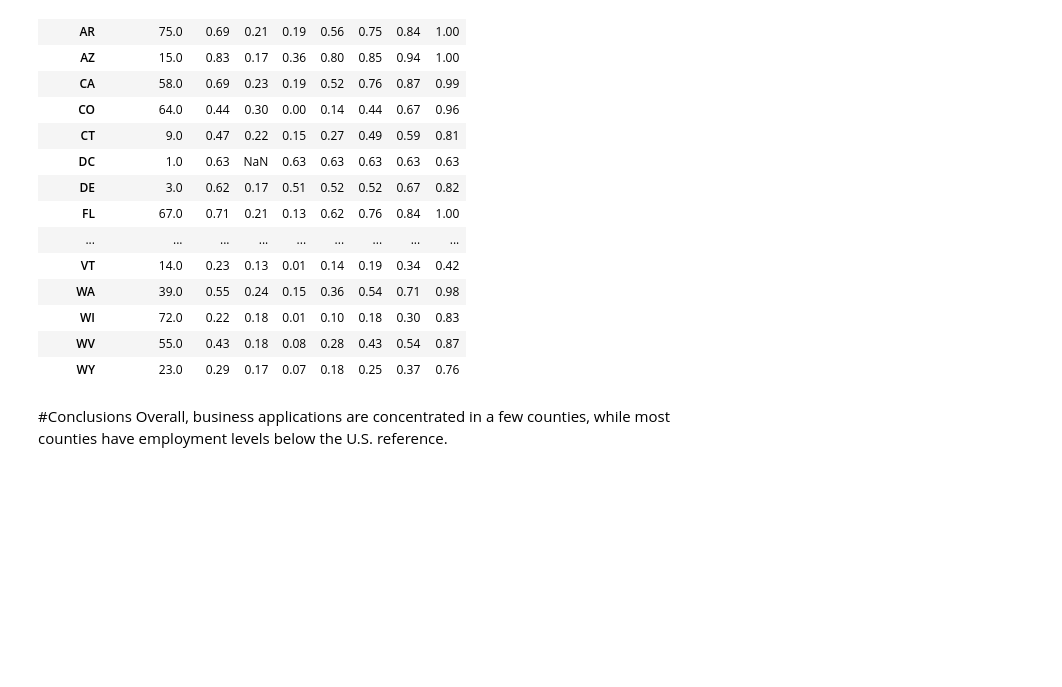
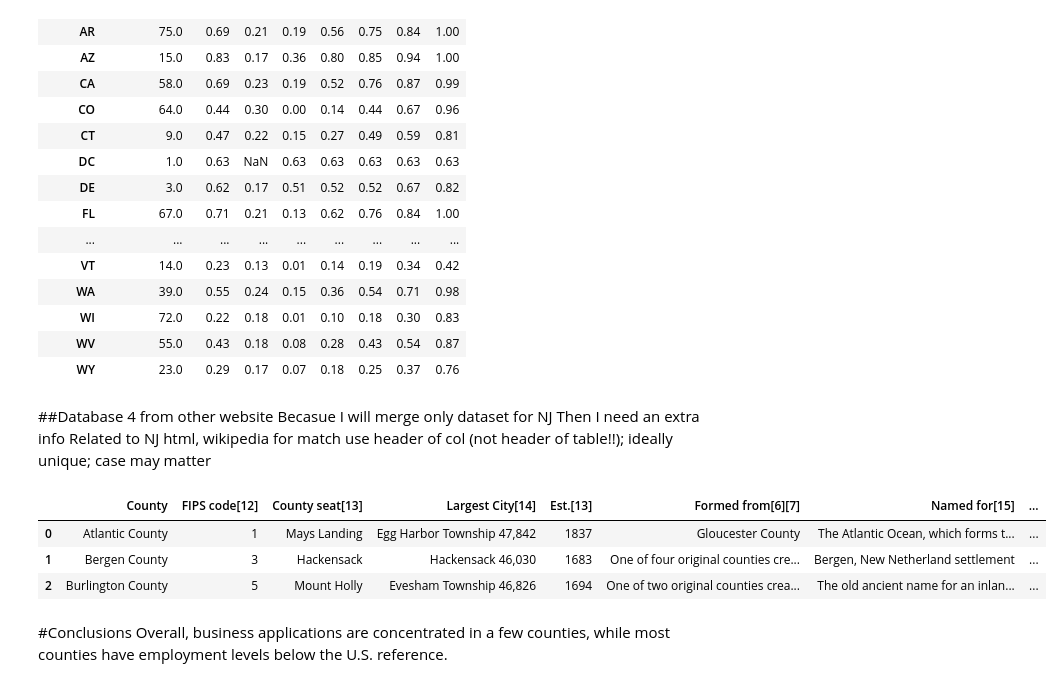
Before and after one commit to shirleyrutgers/DataManPy, a Jupyter notebook: ps1dataman.ipynb, the cells around one changed output. Cells and saved outputs as stored; diff of their text form; code cells hidden in the pictures; blank space fills up the shorter version.

```diff
--- a/ps1dataman.ipynb
+++ b/ps1dataman.ipynb
@@ -926,6 +927,28 @@ svi_small[
 | WI | 72.0 | 0.22 | 0.18 | 0.01 | 0.10 | 0.18 | 0.30 | 0.83 |
 | WV | 55.0 | 0.43 | 0.18 | 0.08 | 0.28 | 0.43 | 0.54 | 0.87 |
 | WY | 23.0 | 0.29 | 0.17 | 0.07 | 0.18 | 0.25 | 0.37 | 0.76 |
+# %% [markdown]
+##Database 4 from other website
+Becasue I will merge only dataset for NJ
+Then I need an extra info Related to NJ
+html, wikipedia
+for match use header of col (not header of table!!); ideally unique; case may matter
+# %%
+url = 'https://en.wikipedia.org/wiki/List_of_counties_in_New_Jersey'
+
+header = {
+  "User-Agent": "Mozilla/5.0 (X11; Linux x86_64) AppleWebKit/537.36 (KHTML, like Gecko) Chrome/50.0.2661.75 Safari/537.36",
+  "X-Requested-With": "XMLHttpRequest"
+}
+import requests
+r = requests.get(url, headers=header)
+
+pd.read_html(r.text,match='Density',flavor=None)[0].head(3)
+# %% [output]
+|  | County | FIPS code[12] | County seat[13] | Largest City[14] | Est.[13] | Formed from[6][7] | Named for[15] | ... |
+| 0 | Atlantic County | 1 | Mays Landing | Egg Harbor Township 47,842 | 1837 | Gloucester County | The Atlantic Ocean, which forms t... | ... |
+| 1 | Bergen County | 3 | Hackensack | Hackensack 46,030 | 1683 | One of four original counties cre... | Bergen, New Netherland settlement | ... |
+| 2 | Burlington County | 5 | Mount Holly | Evesham Township 46,826 | 1694 | One of two original counties crea... | The old ancient name for an inlan... | ... |
 # %% [markdown]
 #Conclusions
 Overall, business applications are concentrated in a few counties, while most counties have employment levels below the U.S. reference.
```
Also changed, not shown: parts of 2 cells of this notebook.
